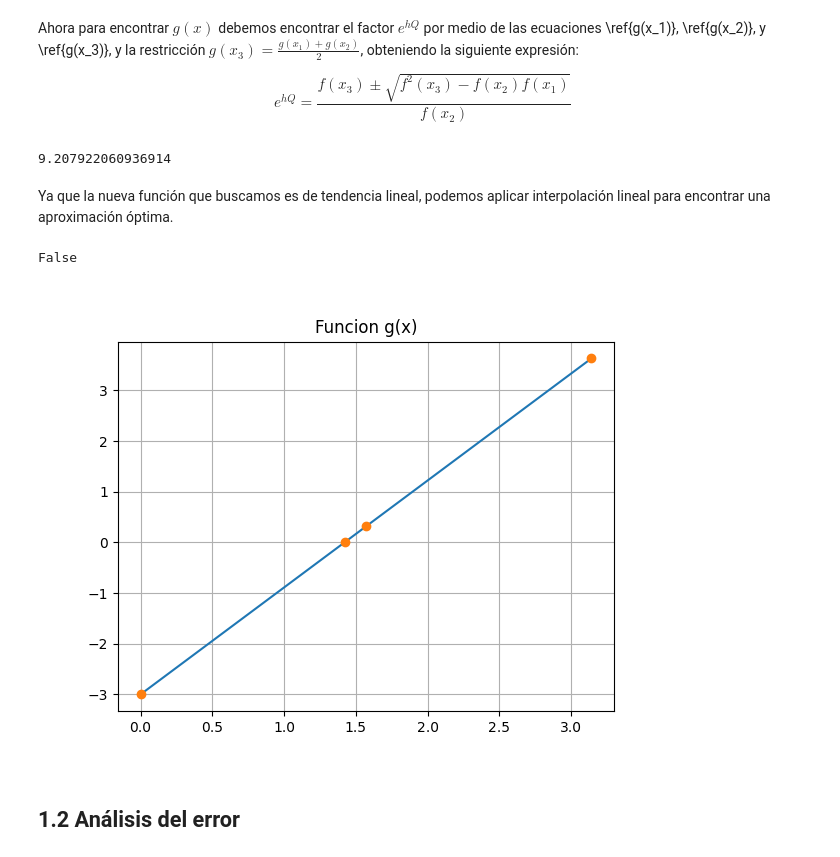
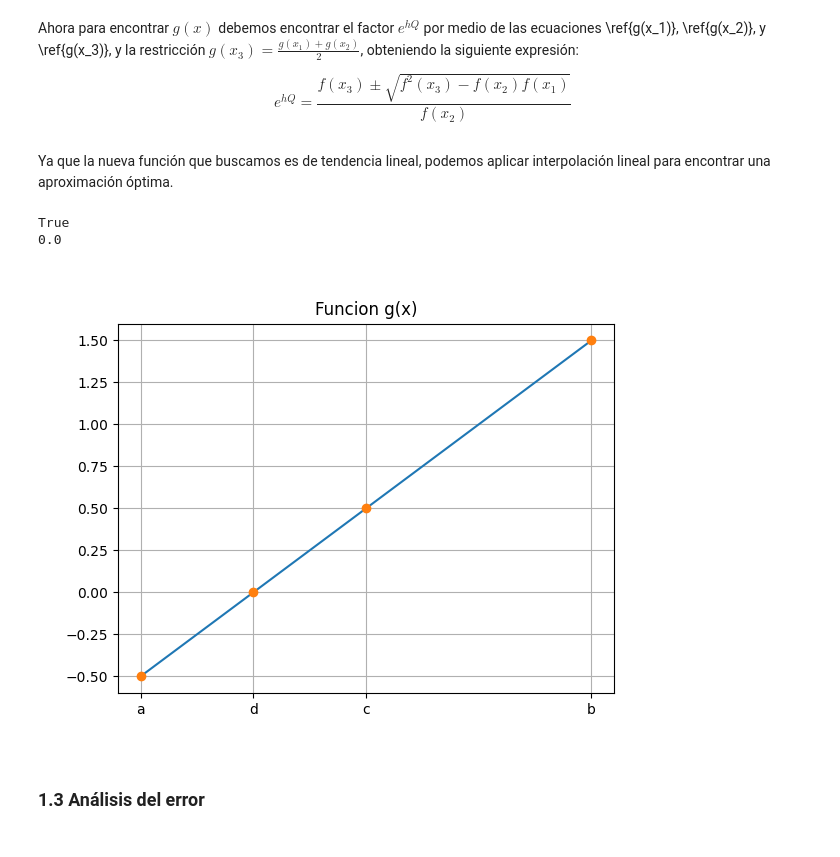
Before and after one commit to MonicaCabanas23/Numerical-Analysis, a Jupyter notebook: Raices-de-funciones-no-lineales.ipynb, the cells around one changed output. Saved outputs shown, nothing was run; the diff lists cells and outputs as text; code cells hidden in the pictures.

```diff
--- a/Raices-de-funciones-no-lineales.ipynb
+++ b/Raices-de-funciones-no-lineales.ipynb
@@ -166,38 +170,49 @@ def exponentialFactor (f, a, b, c):
     else:
         k = (f(c) - math.sqrt(f(c)**2 - f(a)*f(b)))/f(b)
     return k
-print (math.sqrt(f(c)**2 - f(a)*f(b)))
-# %% [output]
-9.207922060936914
 # %% [markdown]
 Ya que la nueva función que buscamos es de tendencia lineal, podemos aplicar interpolación lineal para encontrar una aproximación óptima.
-# %%
-h = (b - a)/2
-Q = np.log(k)/h
-k = exponentialFactor(f, a, b, c)
-g = lambda x: ((f(c)*k - f(a))/(c - a)) * (x - c) + f(c)*k
+# %%
+h = (b - a)/2
+k = exponentialFactor(f, a, b, c)
+Q = np.log(k)
+
+# g(a) = f(a)
+# g(c) = f(c)*e^{h*Q}
+# g(b) = f(b)*e^{2*h*Q}
+
+# Using linear interpolation between a and b
+# g = lambda x: ((f(b)*math.exp(2*h*Q) - f(a))/(b-a))*(x-c) + f(c)*k
+
+# Using Lagrange polynomial of first degree
+# g = lambda x: (x-c)*f(a)/((a-c)) + (x-a)*f(c)*k/((c-a)) + (x-a)*f(b)*math.exp(2*h*Q)/((b-a))
+
+# Using Lagrange polynomial of second degree
+# g = lambda x: (x-c)*(x-b)*f(a)/((a-c)*(a-b)) + (x-a)*(x-b)*f(c)*k/((c-a)*(c-b)) + (x-a)*(x-c)*f(b)*math.exp(2*h*Q)/((b-a)*(b-c))
 # %%
-# g = lambda x: (f(x))*k  # Revisar otra vez esta fución
-# r = lambda x: ((g(c) - g(a))/(c - a))*(x - c) + g(c) # secant between a, b, and c
-
 dSample = c - (g(c)*(c - a))/(g(c) - g(a)) # finding the 'x' that satisfies the Regula Falsi method
 
-if g(c) == (g(a) + g(b))*0.5:
+# Evaluating wether if g(x) satisfies the first constraint
+# 0 = f(a) - 2*f(c)*e^{hQ} + f(b)*e^{2*hQ}
+if f(a)-2*f(c)*k+f(b)*math.exp(2*h*Q) == 0:
     print ('True')
 else:
     print ('False')
 
-# plt.plot(x, [r(i) for i in x])
+print(f(a)-2*f(c)*k+f(b)*math.exp(2*h*Q))
+
 plt.plot(x, [g(i) for i in x])
 plt.plot([a, b, c, d], [g(a), g(b), g(c), g(d)], 'o')
+plt.xticks([a, b, c, d], ['a', 'b', 'c', 'd'])
 plt.title("Funcion g(x)")
 plt.grid()
 plt.show()
 # %% [output]
-False
+True
+0.0
-[figure, old version]
+[figure, new version]
 # %% [markdown]
-## 1.2 Análisis del error
+### 1.3 Análisis del error
 # %%
 length = len(table["ERROR"])
 sum = 0
```
Also changed, not shown: parts of 7 cells of this notebook.
